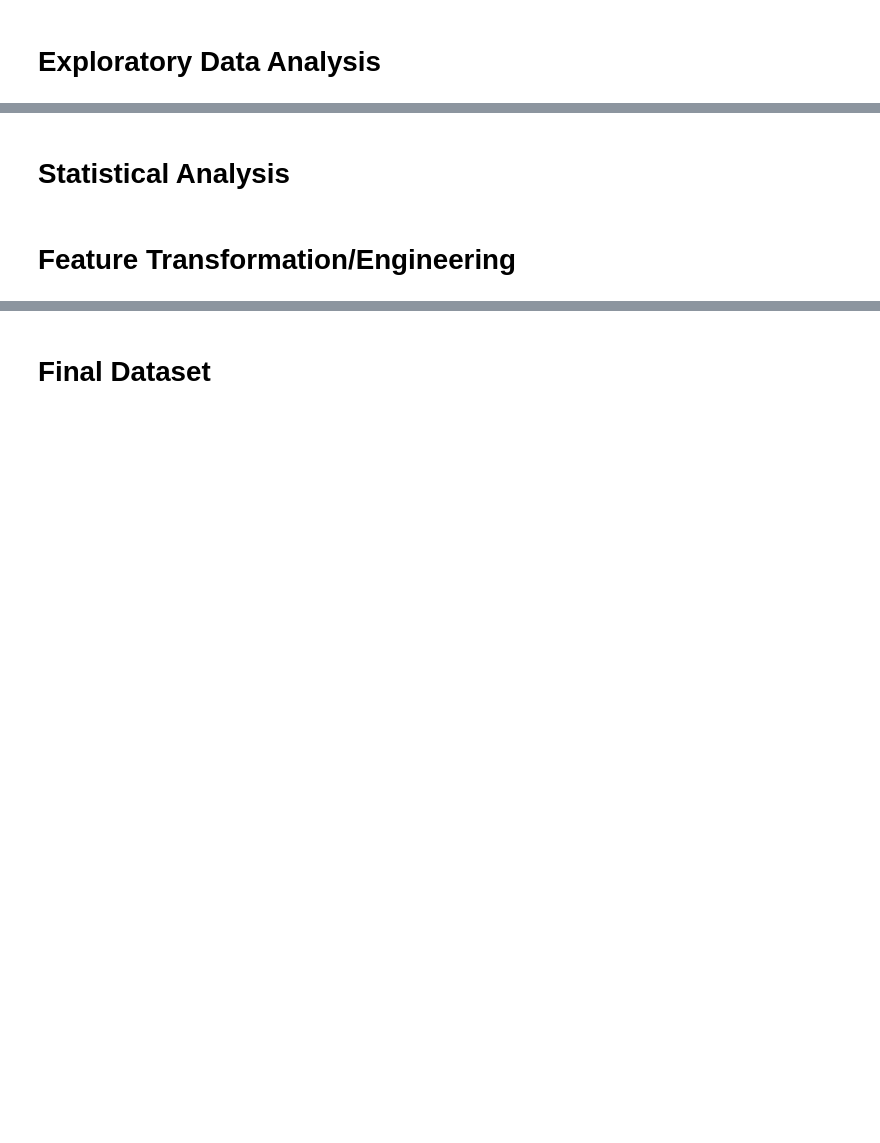
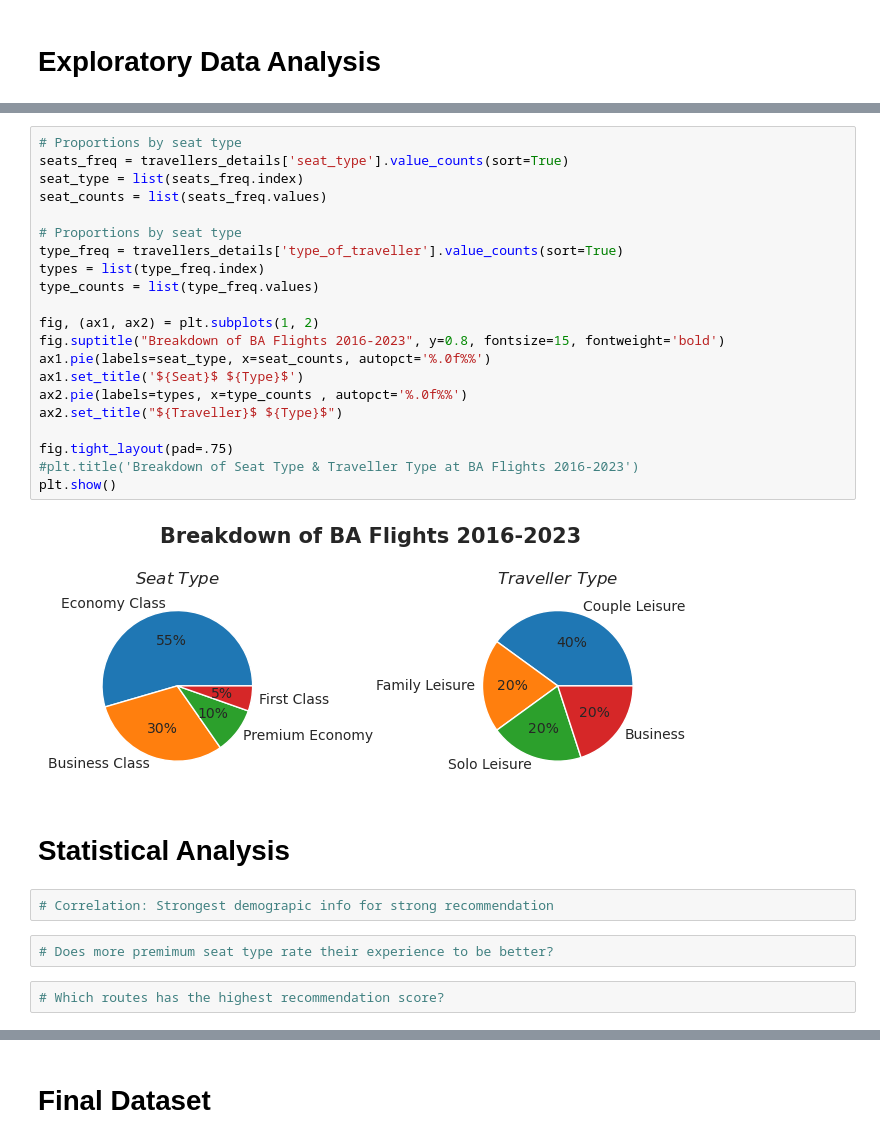
Before and after one commit to aorsot1/data_science_practice_projects, a Jupyter notebook: full_stack_data_science_ba_flights_reviews.ipynb, the cells around one changed output, grey strips where cells are left out. Saved outputs shown, nothing was run; the diff lists cells and outputs as text; blank space fills up the shorter version.

```diff
--- a/full_stack_data_science_ba_flights_reviews.ipynb
+++ b/full_stack_data_science_ba_flights_reviews.ipynb
@@ -112,4 +142,31 @@ type_of_traveller
+# %%
+# Proportions by seat type
+seats_freq = travellers_details['seat_type'].value_counts(sort=True)
+seat_type = list(seats_freq.index)
+seat_counts = list(seats_freq.values)
+
+# Proportions by seat type
+type_freq = travellers_details['type_of_traveller'].value_counts(sort=True)
+types = list(type_freq.index)
+type_counts = list(type_freq.values)
+
+fig, (ax1, ax2) = plt.subplots(1, 2)
+fig.suptitle("Breakdown of BA Flights 2016-2023", y=0.8, fontsize=15, fontweight='bold')
+ax1.pie(labels=seat_type, x=seat_counts, autopct='%.0f%%')
+ax1.set_title('${Seat}$ ${Type}$')
+ax2.pie(labels=types, x=type_counts , autopct='%.0f%%')
+ax2.set_title("${Traveller}$ ${Type}$")
+
+fig.tight_layout(pad=.75)
+#plt.title('Breakdown of Seat Type & Traveller Type at BA Flights 2016-2023')
+plt.show()
+# %% [output]
+[figure, added]
 # %% [markdown]
 # Statistical Analysis
-# %% [markdown]
-# Feature Transformation/Engineering
+# %%
+# Correlation: Strongest demograpic info for strong recommendation
+# %%
+# Does more premimum seat type rate their experience to be better?
+# %%
+# Which routes has the highest recommendation score?
```
Also changed, not shown: parts of 12 cells of this notebook.
